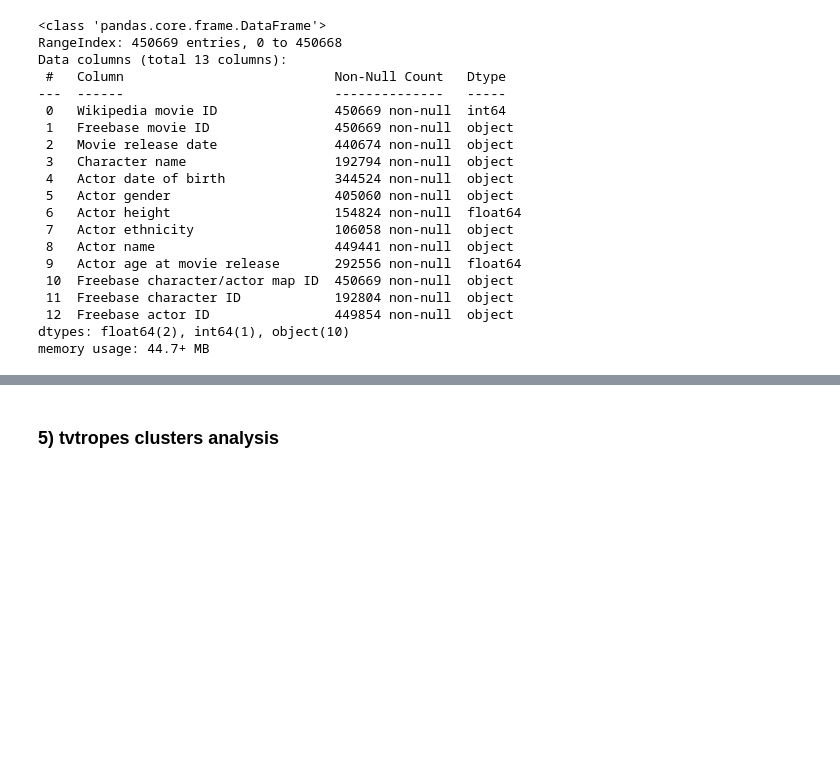
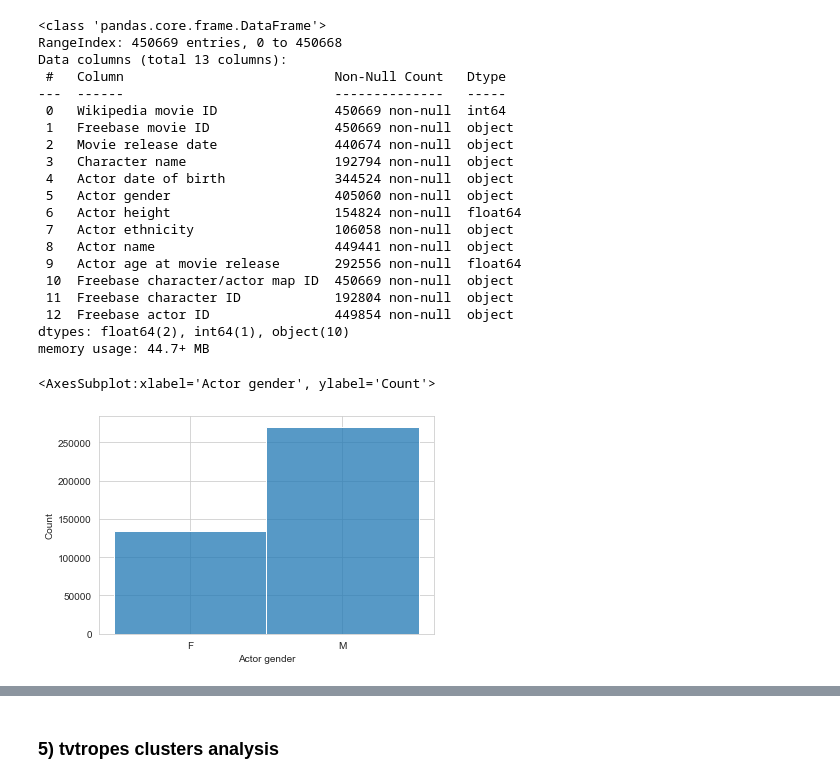
Before and after one commit to epfl-ada/ada-2022-project-pythonistrash, a Jupyter notebook: Milestone2.ipynb, the cells around one changed output, grey strips where cells are left out. Cells and saved outputs as stored; diff of their text form; code cells hidden in the pictures; blank space fills up the shorter version.

```diff
--- a/Milestone2.ipynb
+++ b/Milestone2.ipynb
@@ -498,3 +505,8 @@ Data columns (total 13 columns):
  12  Freebase actor ID                449854 non-null  object
 dtypes: float64(2), int64(1), object(10)
 memory usage: 44.7+ MB
+# %%
+sns.histplot(data=characters_metadata_df, x="Actor gender")
+# %% [output]
+<AxesSubplot:xlabel='Actor gender', ylabel='Count'>
+[figure, added]
```
Also changed, not shown: parts of 6 cells of this notebook.
